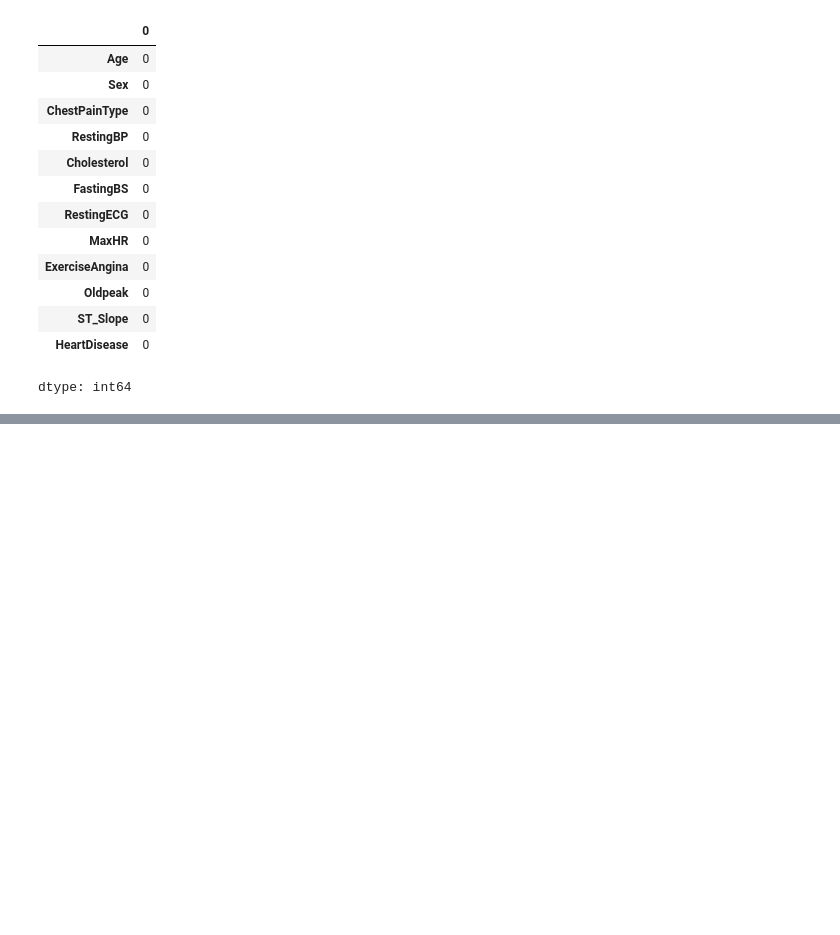
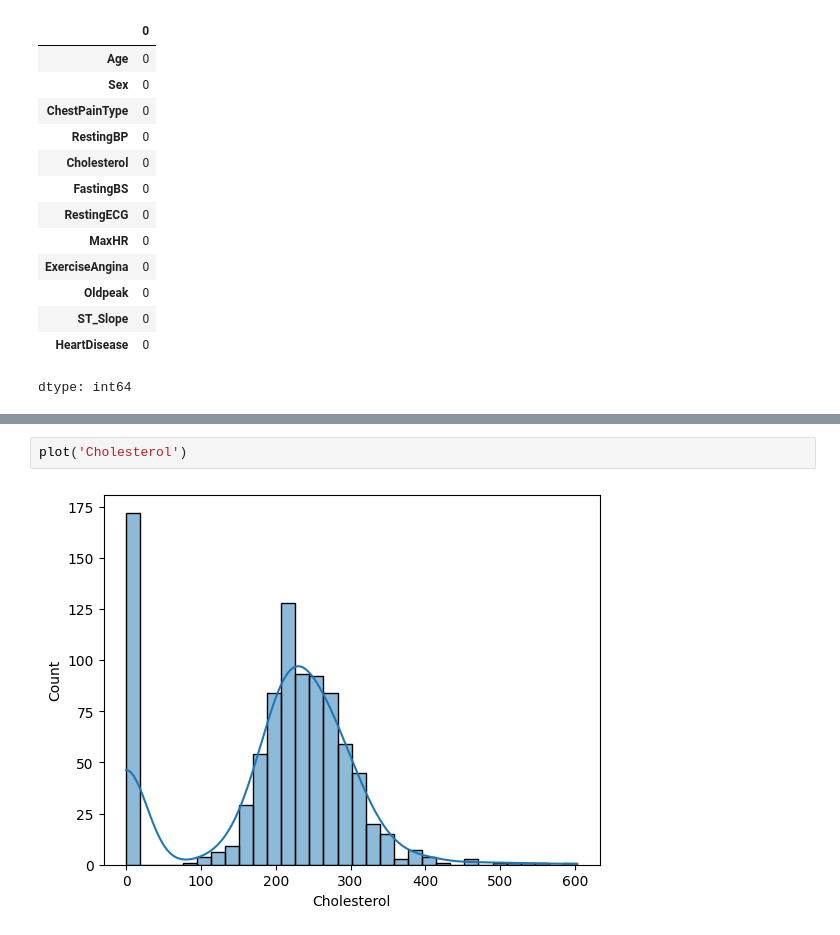
Before and after one commit to Soumyadip778/Machine_Learning_Series, a Jupyter notebook: ML_part1/heart.ipynb, the cells around one changed output, grey strips where cells are left out. Cells and saved outputs as stored; diff of their text form; blank space fills up the shorter version.

```diff
--- a/ML_part1/heart.ipynb
+++ b/ML_part1/heart.ipynb
@@ -71,0 +79,4 @@ dtype: int64
+# %%
+plot('Cholesterol')
+# %% [output]
+[figure, added]
```
Also changed, not shown: parts of 6 cells of this notebook.
